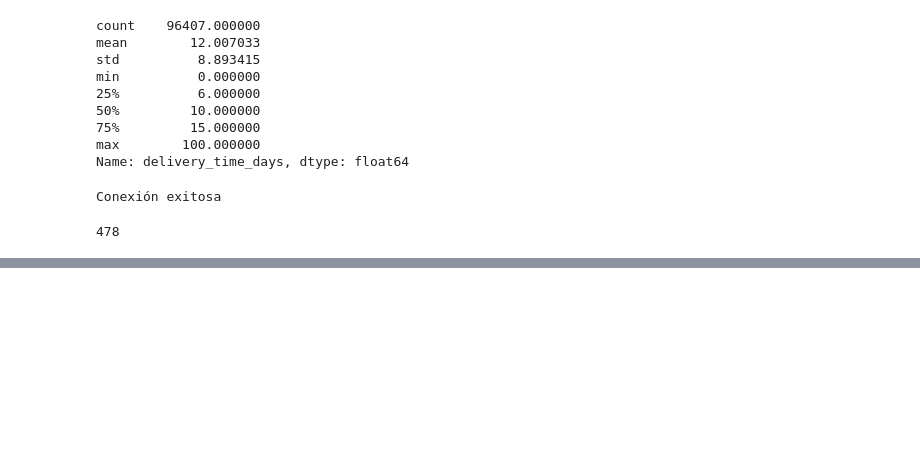
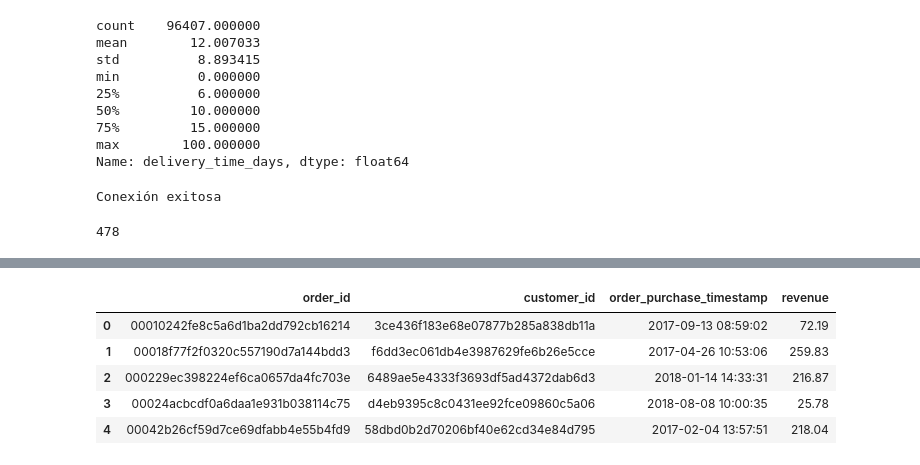
Before and after one commit to JazminSiddharta/ecommerce-data-analysis, a Jupyter notebook: notebooks/01_exploration.ipynb, the cells around one changed output, grey strips where cells are left out. Cells and saved outputs as stored; diff of their text form; code cells hidden in the pictures; blank space fills up the shorter version.

```diff
--- a/notebooks/01_exploration.ipynb
+++ b/notebooks/01_exploration.ipynb
@@ -245,0 +276,26 @@ orders_clean.to_sql('orders', engine, if_exists='replace', index=False)
+# %%
+query = """
+SELECT
+    o.order_id,
+    o.customer_id,
+    o.order_purchase_timestamp,
+    SUM(p.payment_value) AS revenue
+FROM orders o
+JOIN payments p
+ON o.order_id = p.order_id
+GROUP BY
+    o.order_id,
+    o.customer_id,
+    o.order_purchase_timestamp;
+"""
+# %%
+df_fact = pd.read_sql(query, engine)
+# %%
+df_fact.head()
+# %% [output]
+|  | order_id | customer_id | order_purchase_timestamp | revenue |
+| 0 | 00010242fe8c5a6d1ba2dd792cb16214 | 3ce436f183e68e07877b285a838db11a | 2017-09-13 08:59:02 | 72.19 |
+| 1 | 00018f77f2f0320c557190d7a144bdd3 | f6dd3ec061db4e3987629fe6b26e5cce | 2017-04-26 10:53:06 | 259.83 |
+| 2 | 000229ec398224ef6ca0657da4fc703e | 6489ae5e4333f3693df5ad4372dab6d3 | 2018-01-14 14:33:31 | 216.87 |
+| 3 | 00024acbcdf0a6daa1e931b038114c75 | d4eb9395c8c0431ee92fce09860c5a06 | 2018-08-08 10:00:35 | 25.78 |
+| 4 | 00042b26cf59d7ce69dfabb4e55b4fd9 | 58dbd0b2d70206bf40e62cd34e84d795 | 2017-02-04 13:57:51 | 218.04 |
```
Also changed, not shown: parts of 7 cells of this notebook, 5 other files.
